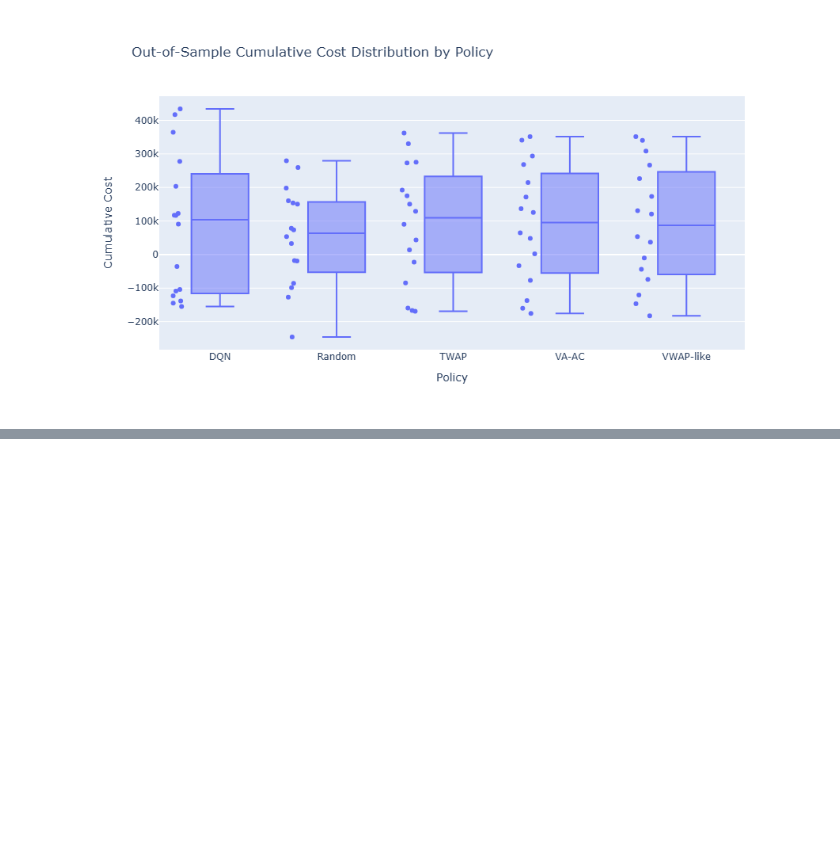
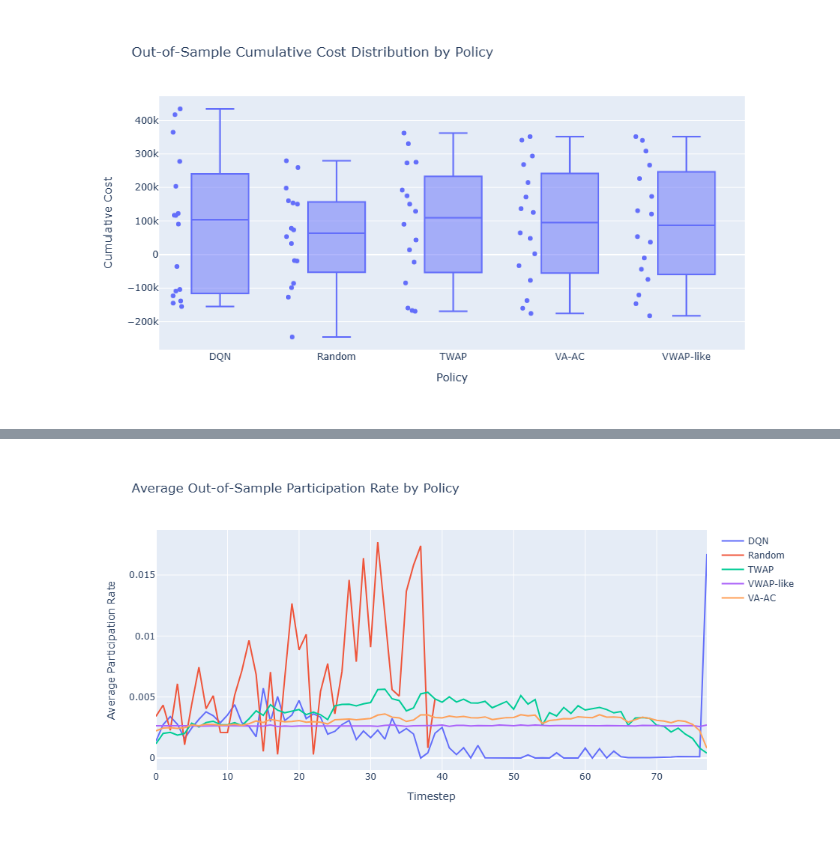
Before and after one commit to ADRIANVM117/data-science-portfolio, a Jupyter notebook: Optimal_execution_under_market_impact/notebooks/06_out_of_sample_generalization_and_robustness_analysis.ipynb, the cells around one changed output, grey strips where cells are left out. Saved outputs shown, nothing was run; the diff lists cells and outputs as text; code cells hidden in the pictures; blank space fills up the shorter version.

```diff
--- a/Optimal_execution_under_market_impact/notebooks/06_out_of_sample_generalization_and_robustness_analysis.ipynb
+++ b/Optimal_execution_under_market_impact/notebooks/06_out_of_sample_generalization_and_robustness_analysis.ipynb
@@ -788,33 +794,37 @@ fig.show()
 fig = go.Figure()
 
 for policy in df_all_oos["policy"].unique():
     df_policy = df_all_oos[df_all_oos["policy"] == policy]
 
     avg_participation = (
         df_policy
         .groupby("t")["participation_rate"]
         .mean()
         .reset_index()
     )
 
     fig.add_trace(
         go.Scatter(
             x=avg_participation["t"],
             y=avg_participation["participation_rate"],
             mode="lines",
             name=policy
         )
     )
 
 fig.update_layout(
     title="Average Out-of-Sample Participation Rate by Policy",
     xaxis_title="Timestep",
     yaxis_title="Average Participation Rate",
     height=500,
     width=950
 )
 
 fig.show()
+fig.write_image("../results/plots/06_average_participation_rate.png")
+display(Image(filename="../results/plots/06_average_participation_rate.png"))
+# %% [output]
+[figure, added]
 # %%
 # 4. Daily Winner Heatmap
 
```
Also changed, not shown: parts of 3 cells of this notebook, 3 other files.
